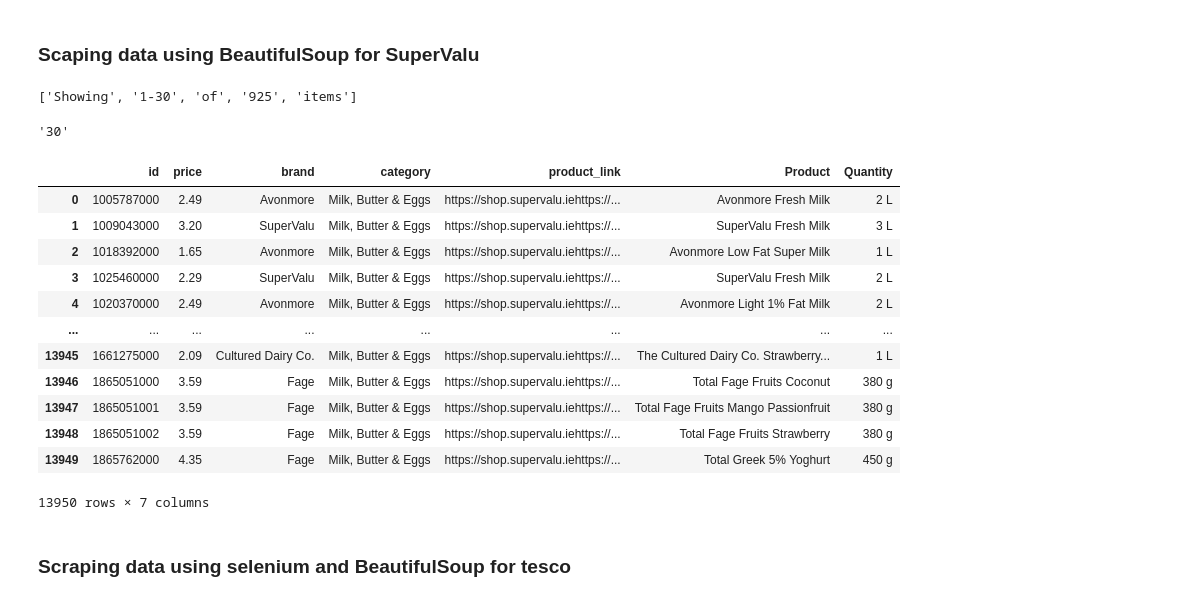
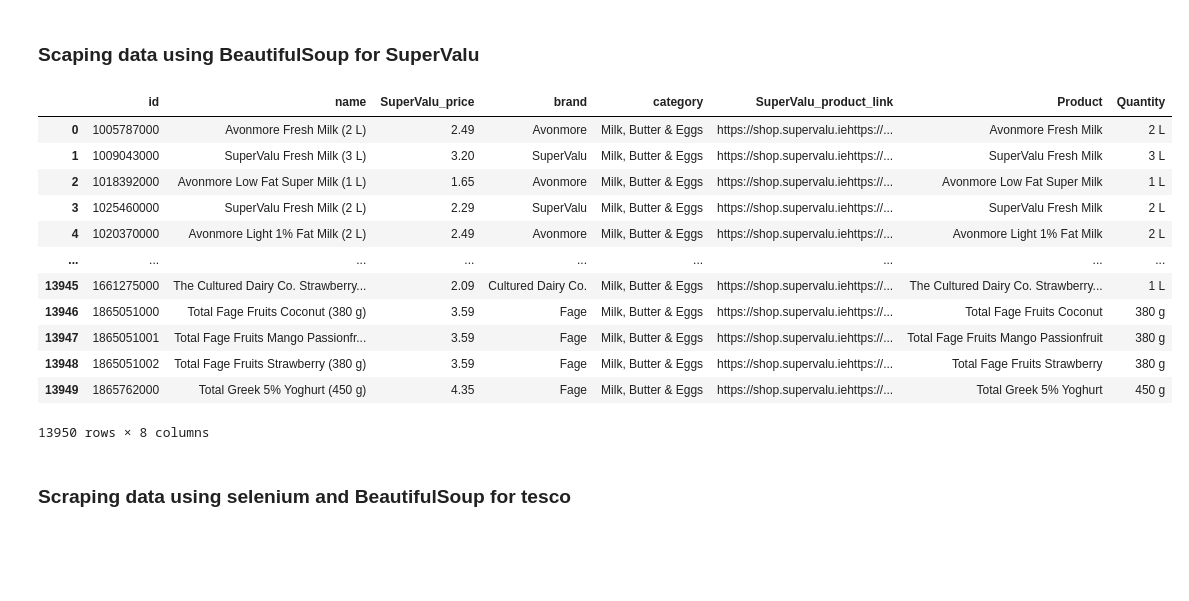
Before and after one commit to Akash2206/Python_CA2, a Jupyter notebook: Python_CA2_Akash_Satpute.ipynb, the cells around one changed output. Cells and saved outputs as stored; diff of their text form; code cells hidden in the pictures; blank space fills up the shorter version.

```diff
--- a/Python_CA2_Akash_Satpute.ipynb
+++ b/Python_CA2_Akash_Satpute.ipynb
@@ -21,8 +22,0 @@ product_info = soup.find("div", {"class": "product-count-info"}).text.strip().sp
-# %%
-product_info
-# %% [output]
-['Showing', '1-30', 'of', '925', 'items']
-# %%
-product_info[1].split('-')[1]
-# %% [output]
-'30'
@@ -33,51 +25,48 @@ total_page_number = round(int(product_info[3])/int(product_info[1].split('-')[1]
 result = pd.DataFrame()
 
 for page in range(1, total_page_number):
     url = f"https://shop.supervalu.ie/shopping/search/allaisles?q=milk&page={page}"
     response = requests.get(url)
     soup = BeautifulSoup(response.text, "html.parser")
     product_divs = soup.find_all("div", {"data-product": True})
     for product_div in product_divs:
         product_data = json.loads(product_div["data-product"])
 
         # Extract the product link
         product_link = f"https://shop.supervalu.ie{product_div.find('a')['href']}"
 
         # Append the product link to the product data dictionary
-        product_data['product_link'] = product_link
+        product_data['SuperValu_product_link'] = product_link
 
         # Append the product data to the DataFrame
         result = result.append(pd.json_normalize(product_data), ignore_index=True)
 
 # Split the name column into two columns
 result[['Product', 'Quantity']] = result['name'].str.split('(', n=1, expand=True)
 
 # Remove the closing bracket from the quantity column
 result['Quantity'] = result['Quantity'].str.replace(')', '')
 
 # Remove any leading or trailing whitespace from the product and quantity columns
 result['Product'] = result['Product'].str.strip()
 result['Quantity'] = result['Quantity'].str.strip()
-
-# Drop the original "name" column
-result = result.drop('name', axis=1)
-
+result.rename(columns={'price': 'SuperValu_price'}, inplace=True)
 # Print the updated dataframe
 result
 # %% [output]
-|  | id | price | brand | category | product_link | Product | Quantity |
-| 0 | 1005787000 | 2.49 | Avonmore | Milk, Butter & Eggs | https://shop.supervalu.iehttps://... | Avonmore Fresh Milk | 2 L |
-| 1 | 1009043000 | 3.20 | SuperValu | Milk, Butter & Eggs | https://shop.supervalu.iehttps://... | SuperValu Fresh Milk | 3 L |
-| 2 | 1018392000 | 1.65 | Avonmore | Milk, Butter & Eggs | https://shop.supervalu.iehttps://... | Avonmore Low Fat Super Milk | 1 L |
-| 3 | 1025460000 | 2.29 | SuperValu | Milk, Butter & Eggs | https://shop.supervalu.iehttps://... | SuperValu Fresh Milk | 2 L |
-| 4 | 1020370000 | 2.49 | Avonmore | Milk, Butter & Eggs | https://shop.supervalu.iehttps://... | Avonmore Light 1% Fat Milk | 2 L |
-| ... | ... | ... | ... | ... | ... | ... | ... |
-| 13945 | 1661275000 | 2.09 | Cultured Dairy Co. | Milk, Butter & Eggs | https://shop.supervalu.iehttps://... | The Cultured Dairy Co. Strawberry... | 1 L |
-| 13946 | 1865051000 | 3.59 | Fage | Milk, Butter & Eggs | https://shop.supervalu.iehttps://... | Total Fage Fruits Coconut | 380 g |
-| 13947 | 1865051001 | 3.59 | Fage | Milk, Butter & Eggs | https://shop.supervalu.iehttps://... | Total Fage Fruits Mango Passionfruit | 380 g |
-| 13948 | 1865051002 | 3.59 | Fage | Milk, Butter & Eggs | https://shop.supervalu.iehttps://... | Total Fage Fruits Strawberry | 380 g |
-| 13949 | 1865762000 | 4.35 | Fage | Milk, Butter & Eggs | https://shop.supervalu.iehttps://... | Total Greek 5% Yoghurt | 450 g |
+|  | id | name | SuperValu_price | brand | category | SuperValu_product_link | Product | Quantity |
+| 0 | 1005787000 | Avonmore Fresh Milk (2 L) | 2.49 | Avonmore | Milk, Butter & Eggs | https://shop.supervalu.iehttps://... | Avonmore Fresh Milk | 2 L |
+| 1 | 1009043000 | SuperValu Fresh Milk (3 L) | 3.20 | SuperValu | Milk, Butter & Eggs | https://shop.supervalu.iehttps://... | SuperValu Fresh Milk | 3 L |
+| 2 | 1018392000 | Avonmore Low Fat Super Milk (1 L) | 1.65 | Avonmore | Milk, Butter & Eggs | https://shop.supervalu.iehttps://... | Avonmore Low Fat Super Milk | 1 L |
+| 3 | 1025460000 | SuperValu Fresh Milk (2 L) | 2.29 | SuperValu | Milk, Butter & Eggs | https://shop.supervalu.iehttps://... | SuperValu Fresh Milk | 2 L |
+| 4 | 1020370000 | Avonmore Light 1% Fat Milk (2 L) | 2.49 | Avonmore | Milk, Butter & Eggs | https://shop.supervalu.iehttps://... | Avonmore Light 1% Fat Milk | 2 L |
+| ... | ... | ... | ... | ... | ... | ... | ... | ... |
+| 13945 | 1661275000 | The Cultured Dairy Co. Strawberry... | 2.09 | Cultured Dairy Co. | Milk, Butter & Eggs | https://shop.supervalu.iehttps://... | The Cultured Dairy Co. Strawberry... | 1 L |
+| 13946 | 1865051000 | Total Fage Fruits Coconut (380 g) | 3.59 | Fage | Milk, Butter & Eggs | https://shop.supervalu.iehttps://... | Total Fage Fruits Coconut | 380 g |
+| 13947 | 1865051001 | Total Fage Fruits Mango Passionfr... | 3.59 | Fage | Milk, Butter & Eggs | https://shop.supervalu.iehttps://... | Total Fage Fruits Mango Passionfruit | 380 g |
+| 13948 | 1865051002 | Total Fage Fruits Strawberry (380 g) | 3.59 | Fage | Milk, Butter & Eggs | https://shop.supervalu.iehttps://... | Total Fage Fruits Strawberry | 380 g |
+| 13949 | 1865762000 | Total Greek 5% Yoghurt (450 g) | 4.35 | Fage | Milk, Butter & Eggs | https://shop.supervalu.iehttps://... | Total Greek 5% Yoghurt | 450 g |
-13950 rows × 7 columns
+13950 rows × 8 columns
 # %% [markdown]
 ### Scraping data using selenium and BeautifulSoup for tesco
 # %%
```
Also changed, not shown: parts of 6 cells of this notebook.
